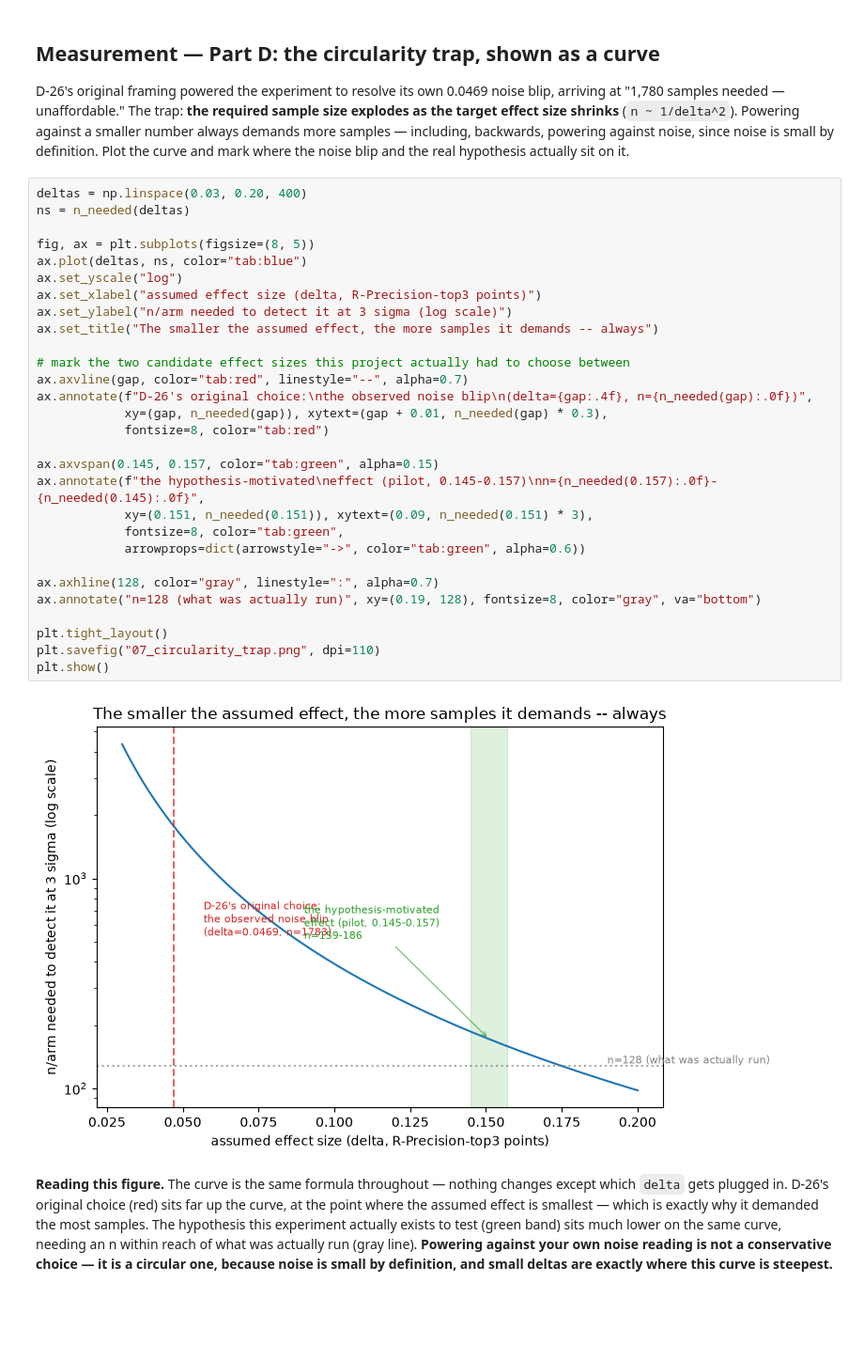
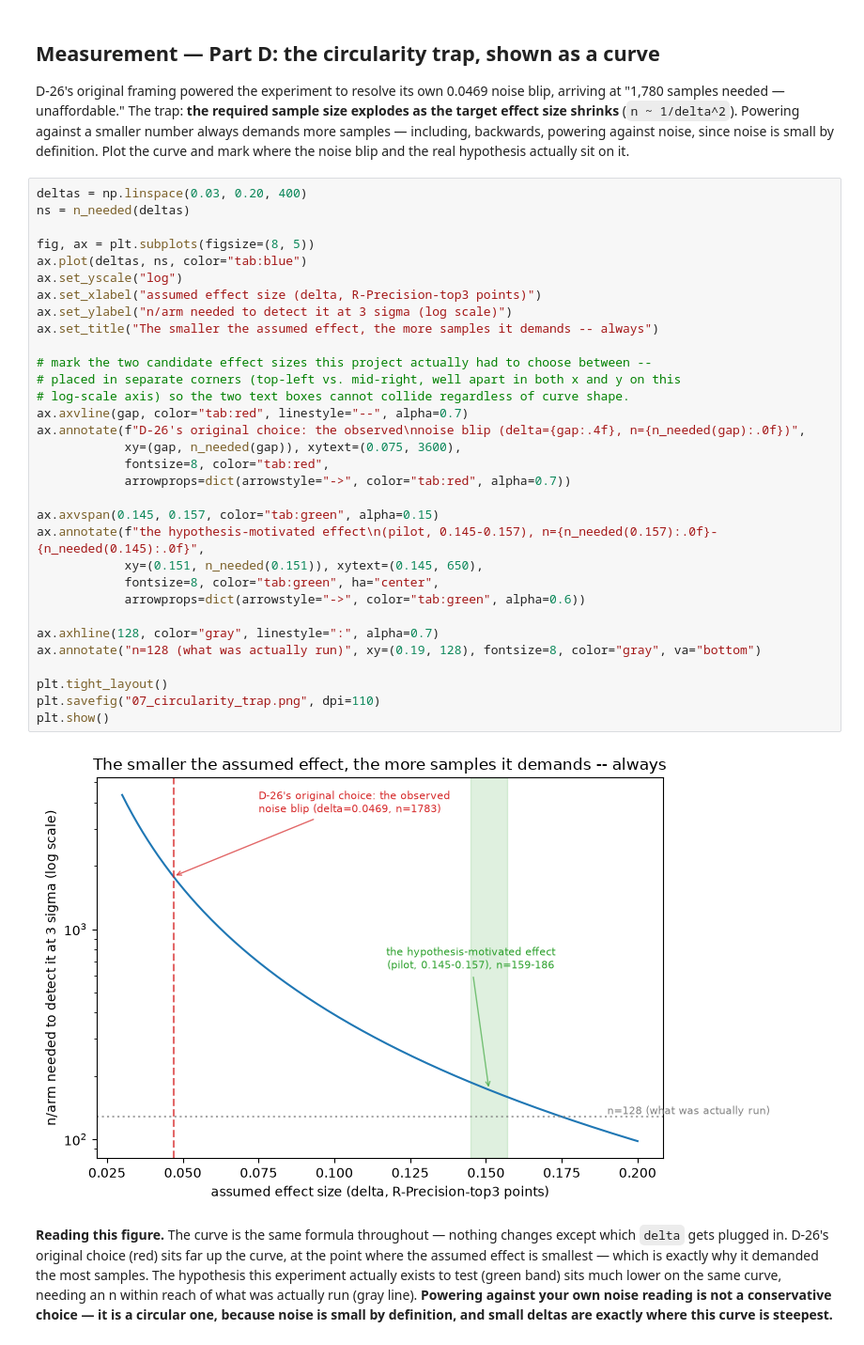
Before and after one commit to mjsushanth/T2P-motion-gen-redo, a Jupyter notebook: notebooks/07_why_six_samples_is_not_a_finding.ipynb, the cells around one changed output. Shown at 94% size. Drawn from its saved outputs; the diff is of its cells as text; blank space fills up the shorter version.

```diff
--- a/notebooks/07_why_six_samples_is_not_a_finding.ipynb
+++ b/notebooks/07_why_six_samples_is_not_a_finding.ipynb
@@ -210,34 +210,37 @@ it.
 # %%
 deltas = np.linspace(0.03, 0.20, 400)
 ns = n_needed(deltas)
 
 fig, ax = plt.subplots(figsize=(8, 5))
 ax.plot(deltas, ns, color="tab:blue")
 ax.set_yscale("log")
 ax.set_xlabel("assumed effect size (delta, R-Precision-top3 points)")
 ax.set_ylabel("n/arm needed to detect it at 3 sigma (log scale)")
 ax.set_title("The smaller the assumed effect, the more samples it demands -- always")
 
-# mark the two candidate effect sizes this project actually had to choose between
+# mark the two candidate effect sizes this project actually had to choose between --
+# placed in separate corners (top-left vs. mid-right, well apart in both x and y on this
+# log-scale axis) so the two text boxes cannot collide regardless of curve shape.
 ax.axvline(gap, color="tab:red", linestyle="--", alpha=0.7)
-ax.annotate(f"D-26's original choice:\nthe observed noise blip\n(delta={gap:.4f}, n={n_needed(gap):.0f})",
-            xy=(gap, n_needed(gap)), xytext=(gap + 0.01, n_needed(gap) * 0.3),
-            fontsize=8, color="tab:red")
+ax.annotate(f"D-26's original choice: the observed\nnoise blip (delta={gap:.4f}, n={n_needed(gap):.0f})",
+            xy=(gap, n_needed(gap)), xytext=(0.075, 3600),
+            fontsize=8, color="tab:red",
+            arrowprops=dict(arrowstyle="->", color="tab:red", alpha=0.7))
 
 ax.axvspan(0.145, 0.157, color="tab:green", alpha=0.15)
-ax.annotate(f"the hypothesis-motivated\neffect (pilot, 0.145-0.157)\nn={n_needed(0.157):.0f}-{n_needed(0.145):.0f}",
-            xy=(0.151, n_needed(0.151)), xytext=(0.09, n_needed(0.151) * 3),
-            fontsize=8, color="tab:green",
+ax.annotate(f"the hypothesis-motivated effect\n(pilot, 0.145-0.157), n={n_needed(0.157):.0f}-{n_needed(0.145):.0f}",
+            xy=(0.151, n_needed(0.151)), xytext=(0.145, 650),
+            fontsize=8, color="tab:green", ha="center",
             arrowprops=dict(arrowstyle="->", color="tab:green", alpha=0.6))
 
 ax.axhline(128, color="gray", linestyle=":", alpha=0.7)
 ax.annotate("n=128 (what was actually run)", xy=(0.19, 128), fontsize=8, color="gray", va="bottom")
 
 plt.tight_layout()
 plt.savefig("07_circularity_trap.png", dpi=110)
 plt.show()
 # %% [output]
-[figure, old version]
+[figure, new version]
 # %% [markdown]
 **Reading this figure.** The curve is the same formula throughout — nothing changes except
 which `delta` gets plugged in. D-26's original choice (red) sits far up the curve, at the point
```
Also changed, not shown: 5 other files.
